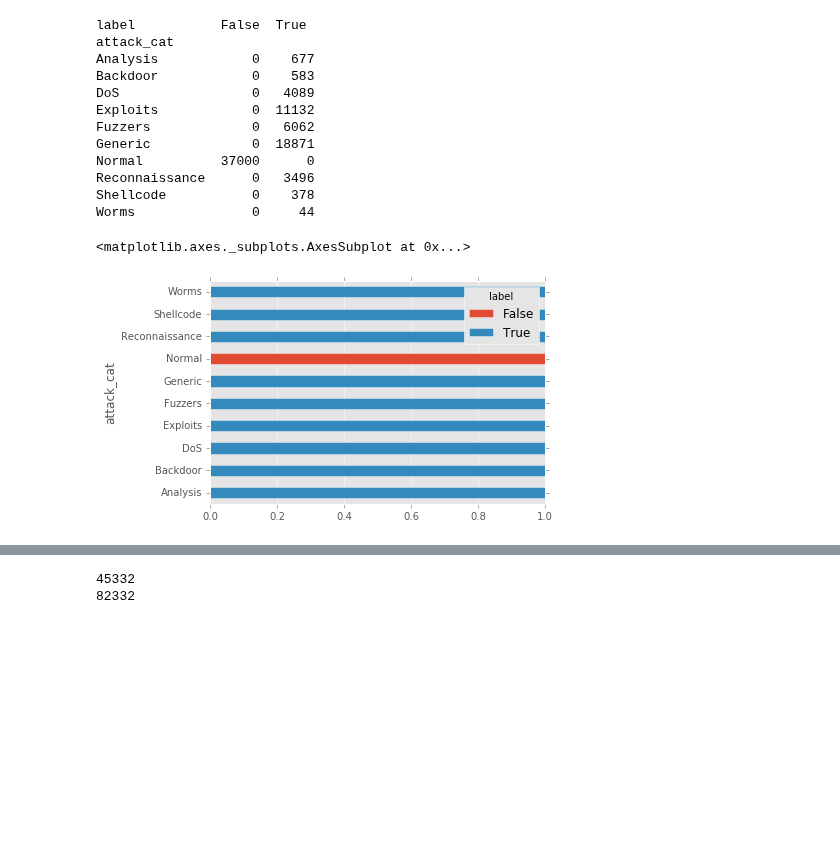
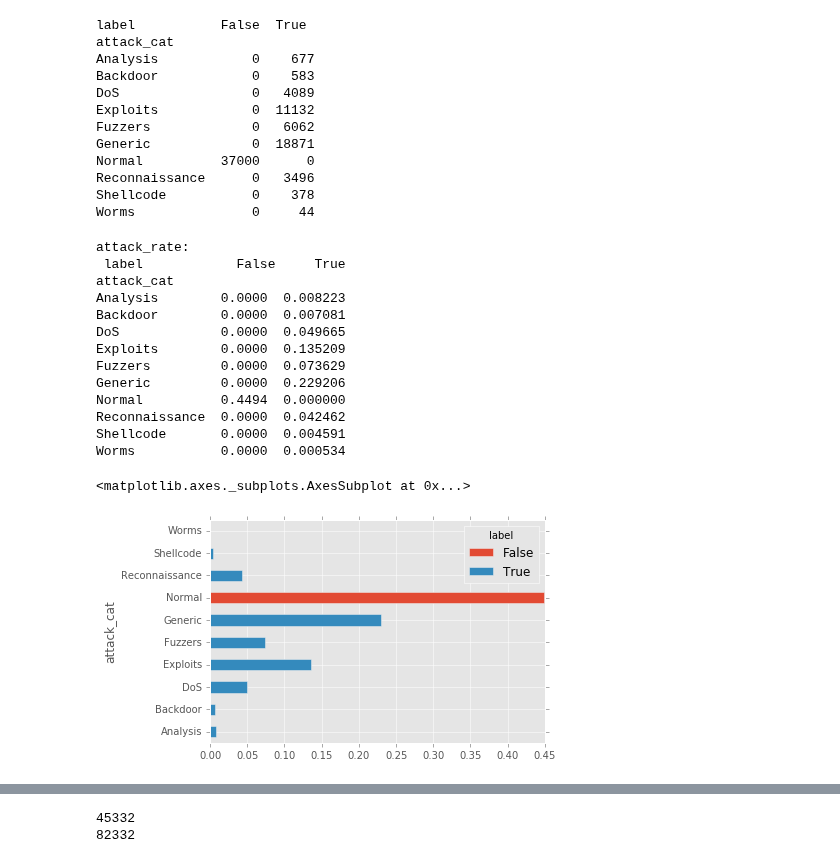
Before and after one commit to Dangerbotz/network_intrusion_detection_system, a Jupyter notebook: randy_detection_system.ipynb, the cells around one changed output, grey strips where cells are left out. Drawn from its saved outputs; the diff is of its cells as text; code cells hidden in the pictures; blank space fills up the shorter version.

```diff
--- a/randy_detection_system.ipynb
+++ b/randy_detection_system.ipynb
@@ -131,12 +168,29 @@ Reconnaissance      0   3496
 Shellcode           0    378
 Worms               0     44
 # %%
-attack_rate = attack.div(attack.sum(1).astype(float), axis=0) # normalize the value
-
+#attack_rate = attack.div(attack.sum(1).astype(float), axis=0) # normalize the value
+attack_rate = attack.div(len(df.label), axis=0) # normalize the value
+print ('attack_rate: \n', attack_rate)
 # print normal non-attack rate
 attack_rate.plot(kind='barh', stacked=True)
+
+#len(df[df.readmitted != 0])
+# print ( 'number of records: ', len(df.label) )  82332
 # %% [output]
-<matplotlib.axes._subplots.AxesSubplot at 0x...>
+attack_rate:
+ label            False     True
+attack_cat
+Analysis        0.0000  0.008223
+Backdoor        0.0000  0.007081
+DoS             0.0000  0.049665
+Exploits        0.0000  0.135209
+Fuzzers         0.0000  0.073629
+Generic         0.0000  0.229206
+Normal          0.4494  0.000000
+Reconnaissance  0.0000  0.042462
+Shellcode       0.0000  0.004591
+Worms           0.0000  0.000534
+<matplotlib.axes._subplots.AxesSubplot at 0x...>
-[figure, old version]
+[figure, new version]
 # %%
 # cross tabulate example from http://nbviewer.ipython.org/gist/fonnesbeck/5850463#
```
Also changed, not shown: parts of 5 cells of this notebook.
